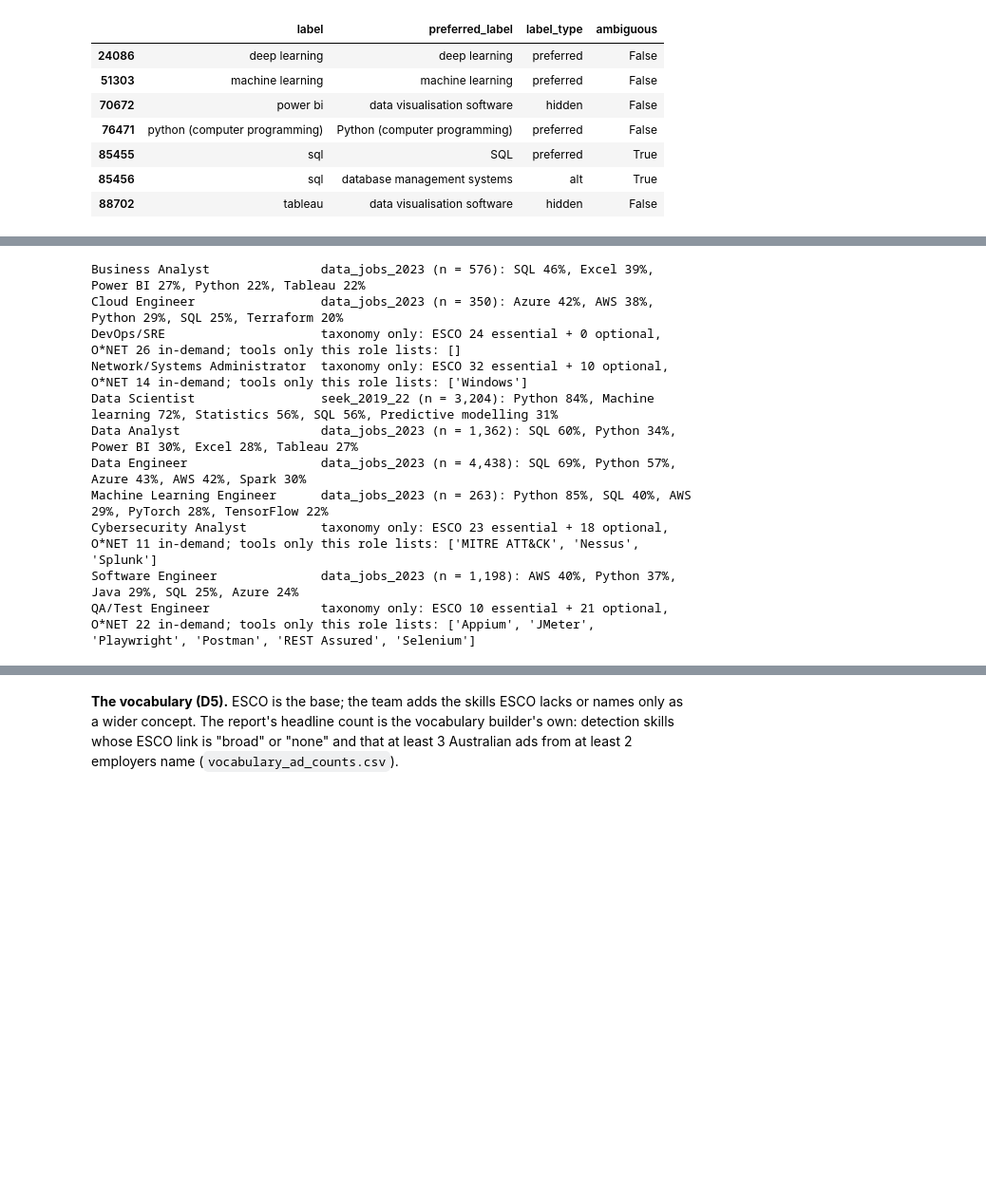
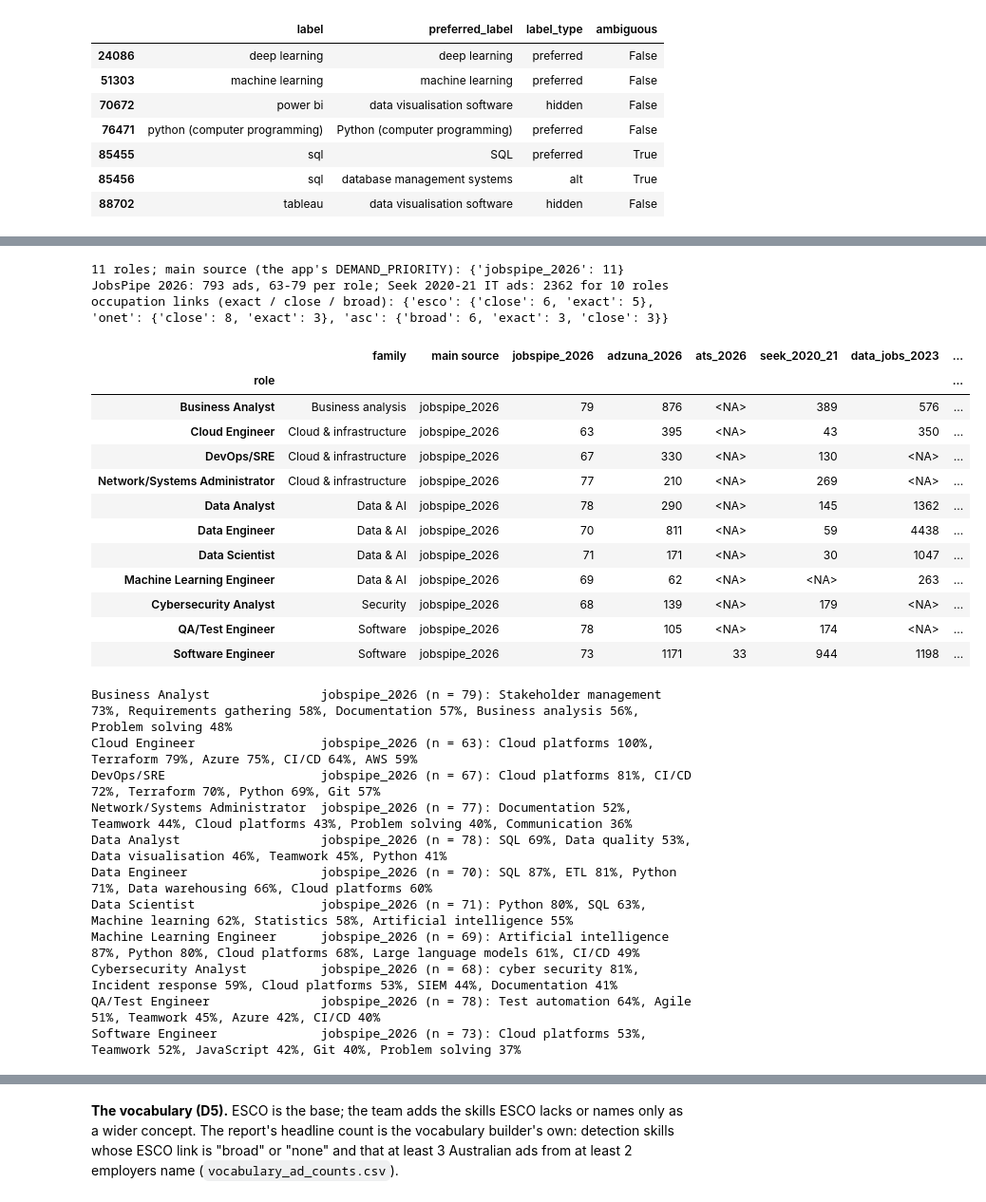
Before and after one commit to AndyPham2004/ANLP-AT2-Skillabus, a Jupyter notebook: notebooks/vt_eda.ipynb, the cells around one changed output, grey strips where cells are left out. Shown at 95% size. Drawn from its saved outputs; the diff is of its cells as text; code cells hidden in the pictures; blank space fills up the shorter version.

```diff
--- a/notebooks/vt_eda.ipynb
+++ b/notebooks/vt_eda.ipynb
@@ -807,28 +779,54 @@ occupation links (exact / close / broad): {'esco': {'close': 6, 'exact': 5}, 'on
+# %%
+from skillabus.match import DEMAND_PRIORITY  # noqa: E402  (the app's order of sources for a role's demand)
+
+demand = pd.read_csv(paths.ROLE_SKILL_DEMAND)
+role_occ = pd.read_csv(paths.ROLE_OCCUPATIONS)
+family = role_occ.drop_duplicates("role").set_index("role").role_family
+ad_rows = demand[demand.role.isin(family.index) & (demand.text_type != "taxonomy")]
+ads_per_source = ad_rows.groupby(["role", "source"]).total_ads.first().unstack()
+main_source = ads_per_source.apply(lambda r: next((s for s in DEMAND_PRIORITY if pd.notna(r.get(s))), None), axis=1)
+role_table = pd.DataFrame({"family": family, "main source": main_source}).join(
+    ads_per_source[[c for c in ["jobspipe_2026", "adzuna_2026", "ats_2026", "seek_2020_21", "data_jobs_2023", "seek_2019_22"]
+                    if c in ads_per_source]].astype("Int64"))
+jp = role_table.jobspipe_2026
+print(f"{len(role_table)} roles; main source (the app's DEMAND_PRIORITY): {main_source.value_counts().to_dict()}")
+print(f"JobsPipe 2026: {int(jp.sum())} ads, {int(jp.min())}-{int(jp.max())} per role; "
+      f"Seek 2020-21 IT ads: {int(role_table.seek_2020_21.sum())} for {role_table.seek_2020_21.notna().sum()} roles")
+print("occupation links (exact / close / broad):",
+      {s: role_occ[role_occ.source == s].match.value_counts().to_dict() for s in ("esco", "onet", "asc")})
+role_table.sort_values("family")
+# %% [output]
+11 roles; main source (the app's DEMAND_PRIORITY): {'jobspipe_2026': 11}
+JobsPipe 2026: 793 ads, 63-79 per role; Seek 2020-21 IT ads: 2362 for 10 roles
+occupation links (exact / close / broad): {'esco': {'close': 6, 'exact': 5}, 'onet': {'close': 8, 'exact': 3}, 'asc': {'broad': 6, 'exact': 3, 'close': 3}}
+|  | family | main source | jobspipe_2026 | adzuna_2026 | ats_2026 | seek_2020_21 | data_jobs_2023 | ... |
+| role |  |  |  |  |  |  |  | ... |
+| Business Analyst | Business analysis | jobspipe_2026 | 79 | 876 | <NA> | 389 | 576 | ... |
+| Cloud Engineer | Cloud & infrastructure | jobspipe_2026 | 63 | 395 | <NA> | 43 | 350 | ... |
+| DevOps/SRE | Cloud & infrastructure | jobspipe_2026 | 67 | 330 | <NA> | 130 | <NA> | ... |
+| Network/Systems Administrator | Cloud & infrastructure | jobspipe_2026 | 77 | 210 | <NA> | 269 | <NA> | ... |
+| Data Analyst | Data & AI | jobspipe_2026 | 78 | 290 | <NA> | 145 | 1362 | ... |
+| Data Engineer | Data & AI | jobspipe_2026 | 70 | 811 | <NA> | 59 | 4438 | ... |
+| Data Scientist | Data & AI | jobspipe_2026 | 71 | 171 | <NA> | 30 | 1047 | ... |
+| Machine Learning Engineer | Data & AI | jobspipe_2026 | 69 | 62 | <NA> | <NA> | 263 | ... |
+| Cybersecurity Analyst | Security | jobspipe_2026 | 68 | 139 | <NA> | 179 | <NA> | ... |
+| QA/Test Engineer | Software | jobspipe_2026 | 78 | 105 | <NA> | 174 | <NA> | ... |
+| Software Engineer | Software | jobspipe_2026 | 73 | 1171 | 33 | 944 | 1198 | ... |
 # %%
-# The top skills of each role from its best source. A taxonomy does not rank skills, so the
-# taxonomy-only roles show their row counts and the O*NET in-demand tools no other role lists.
-onet = demand[demand.source == "onet"]
-roles_per_tool = onet.groupby("skill").role.nunique()
+# The top skills of each role in its main source (JobsPipe 2026 for all 11 today).
 for role, r in role_table.sort_values("family").iterrows():
-    if pd.notna(r.source):
-        top = ad_rows[(ad_rows.role == role) & (ad_rows.source == r.source)].nlargest(5, "pct")
-        print(f"{role:30} {r.source} (n = {r.total_ads:,}): "
-              + ", ".join(f"{s} {p:.0f}%" for s, p in zip(top.skill, top.pct)))
-    else:
-        t = demand[(demand.role == role) & (demand.text_type == "taxonomy")]
-        own = sorted(s for s in t[t.source == "onet"].skill if roles_per_tool[s] == 1)
-        print(f"{role:30} taxonomy only: ESCO {(t.importance == 'essential').sum()} essential + "
-              f"{(t.importance == 'optional').sum()} optional, O*NET {(t.source == 'onet').sum()} in-demand; "
-              f"tools only this role lists: {own[:6]}")
+    top = ad_rows[(ad_rows.role == role) & (ad_rows.source == r["main source"])].nlargest(5, "pct")
+    print(f"{role:30} {r['main source']} (n = {int(top.total_ads.iloc[0])}): "
+          + ", ".join(f"{s} {p:.0f}%" for s, p in zip(top.skill, top.pct)))
 # %% [output]
-Business Analyst               data_jobs_2023 (n = 576): SQL 46%, Excel 39%, Power BI 27%, Python 22%, Tableau 22%
-Cloud Engineer                 data_jobs_2023 (n = 350): Azure 42%, AWS 38%, Python 29%, SQL 25%, Terraform 20%
-DevOps/SRE                     taxonomy only: ESCO 24 essential + 0 optional, O*NET 26 in-demand; tools only this role lists: []
-Network/Systems Administrator  taxonomy only: ESCO 32 essential + 10 optional, O*NET 14 in-demand; tools only this role lists: ['Windows']
-Data Scientist                 seek_2019_22 (n = 3,204): Python 84%, Machine learning 72%, Statistics 56%, SQL 56%, Predictive modelling 31%
-Data Analyst                   data_jobs_2023 (n = 1,362): SQL 60%, Python 34%, Power BI 30%, Excel 28%, Tableau 27%
-Data Engineer                  data_jobs_2023 (n = 4,438): SQL 69%, Python 57%, Azure 43%, AWS 42%, Spark 30%
-Machine Learning Engineer      data_jobs_2023 (n = 263): Python 85%, SQL 40%, AWS 29%, PyTorch 28%, TensorFlow 22%
-Cybersecurity Analyst          taxonomy only: ESCO 23 essential + 18 optional, O*NET 11 in-demand; tools only this role lists: ['MITRE ATT&CK', 'Nessus', 'Splunk']
-Software Engineer              data_jobs_2023 (n = 1,198): AWS 40%, Python 37%, Java 29%, SQL 25%, Azure 24%
-QA/Test Engineer               taxonomy only: ESCO 10 essential + 21 optional, O*NET 22 in-demand; tools only this role lists: ['Appium', 'JMeter', 'Playwright', 'Postman', 'REST Assured', 'Selenium']
+Business Analyst               jobspipe_2026 (n = 79): Stakeholder management 73%, Requirements gathering 58%, Documentation 57%, Business analysis 56%, Problem solving 48%
+Cloud Engineer                 jobspipe_2026 (n = 63): Cloud platforms 100%, Terraform 79%, Azure 75%, CI/CD 64%, AWS 59%
+DevOps/SRE                     jobspipe_2026 (n = 67): Cloud platforms 81%, CI/CD 72%, Terraform 70%, Python 69%, Git 57%
+Network/Systems Administrator  jobspipe_2026 (n = 77): Documentation 52%, Teamwork 44%, Cloud platforms 43%, Problem solving 40%, Communication 36%
+Data Analyst                   jobspipe_2026 (n = 78): SQL 69%, Data quality 53%, Data visualisation 46%, Teamwork 45%, Python 41%
+Data Engineer                  jobspipe_2026 (n = 70): SQL 87%, ETL 81%, Python 71%, Data warehousing 66%, Cloud platforms 60%
+Data Scientist                 jobspipe_2026 (n = 71): Python 80%, SQL 63%, Machine learning 62%, Statistics 58%, Artificial intelligence 55%
+Machine Learning Engineer      jobspipe_2026 (n = 69): Artificial intelligence 87%, Python 80%, Cloud platforms 68%, Large language models 61%, CI/CD 49%
+Cybersecurity Analyst          jobspipe_2026 (n = 68): cyber security 81%, Incident response 59%, Cloud platforms 53%, SIEM 44%, Documentation 41%
+QA/Test Engineer               jobspipe_2026 (n = 78): Test automation 64%, Agile 51%, Teamwork 45%, Azure 42%, CI/CD 40%
+Software Engineer              jobspipe_2026 (n = 73): Cloud platforms 53%, Teamwork 52%, JavaScript 42%, Git 40%, Problem solving 37%
```
Also changed, not shown: parts of 16 cells of this notebook, 9 other files.
